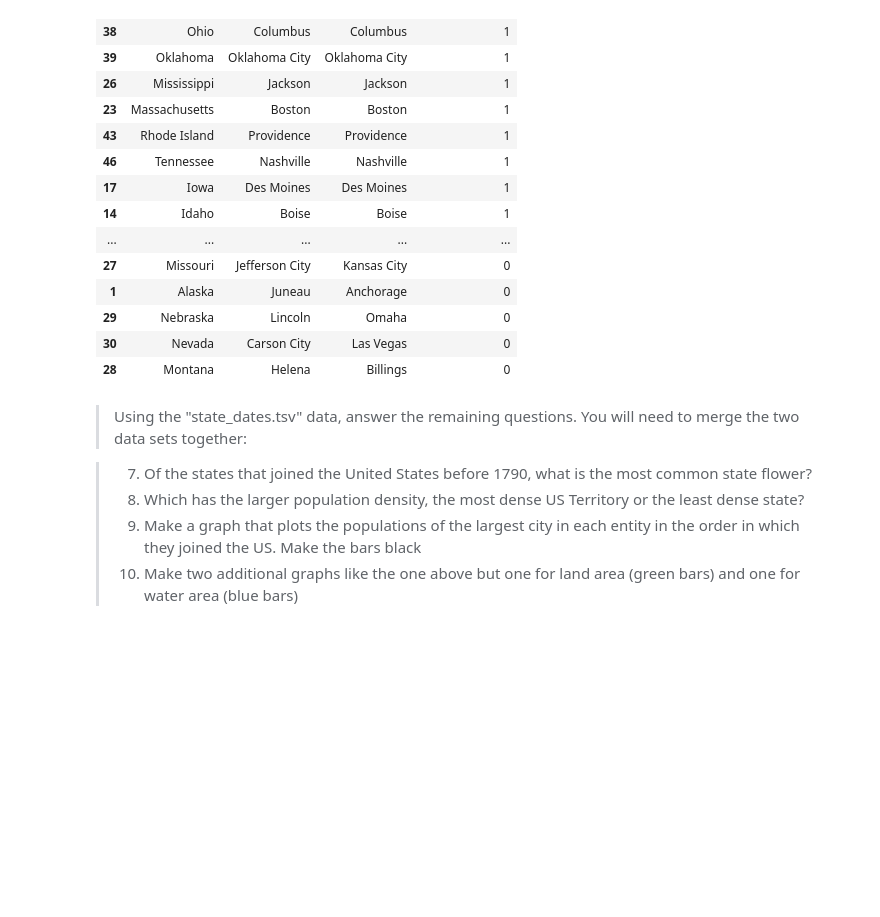
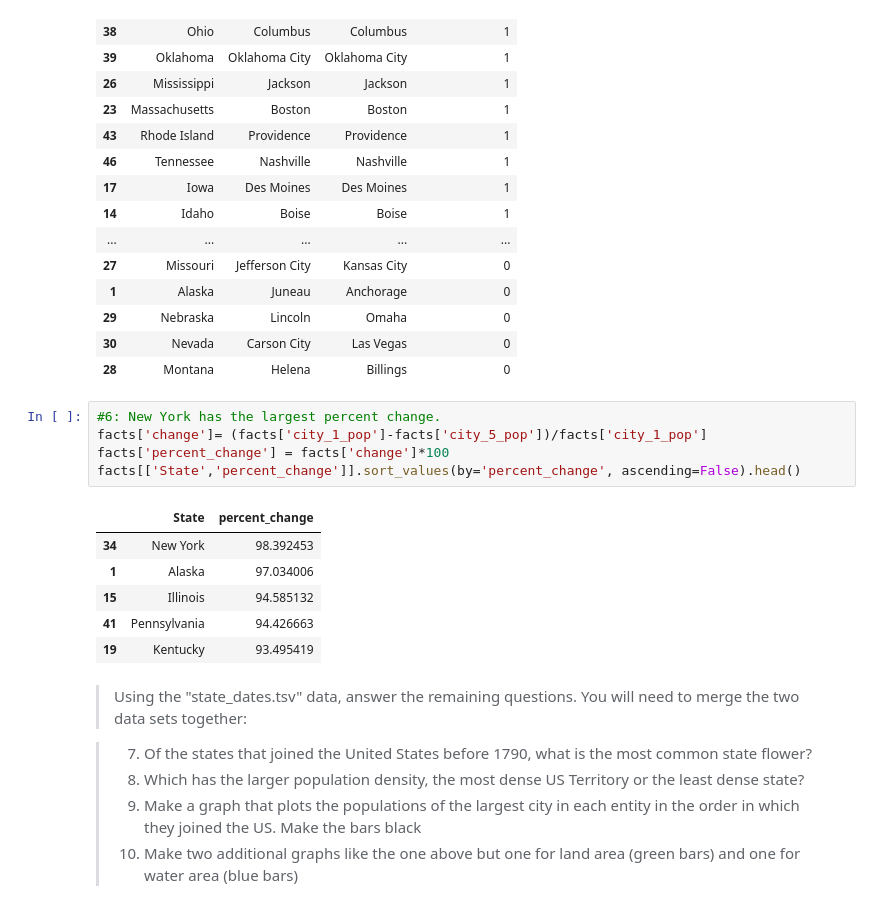
Before and after one commit to hirenbagga/ds_1300_notebooks, a Jupyter notebook: work/02_assignment.ipynb, the cells around one changed output. Drawn from its saved outputs; the diff is of its cells as text; blank space fills up the shorter version.

```diff
--- a/work/02_assignment.ipynb
+++ b/work/02_assignment.ipynb
@@ -108,6 +108,18 @@ facts[['State','Capital','City_1','Capital_largest']].sort_values(by='Capital_la
 | 29 | Nebraska | Lincoln | Omaha | 0 |
 | 30 | Nevada | Carson City | Las Vegas | 0 |
 | 28 | Montana | Helena | Billings | 0 |
+# %%
+#6: New York has the largest percent change.
+facts['change']= (facts['city_1_pop']-facts['city_5_pop'])/facts['city_1_pop']
+facts['percent_change'] = facts['change']*100
+facts[['State','percent_change']].sort_values(by='percent_change', ascending=False).head()
+# %% [output]
+|  | State | percent_change |
+| 34 | New York | 98.392453 |
+| 1 | Alaska | 97.034006 |
+| 15 | Illinois | 94.585132 |
+| 41 | Pennsylvania | 94.426663 |
+| 19 | Kentucky | 93.495419 |
 # %% [markdown]
 >Using the "state_dates.tsv" data, answer the remaining questions. You will need to merge the two data sets together:
 
```
Also changed, not shown: parts of 1 cell of this notebook.
